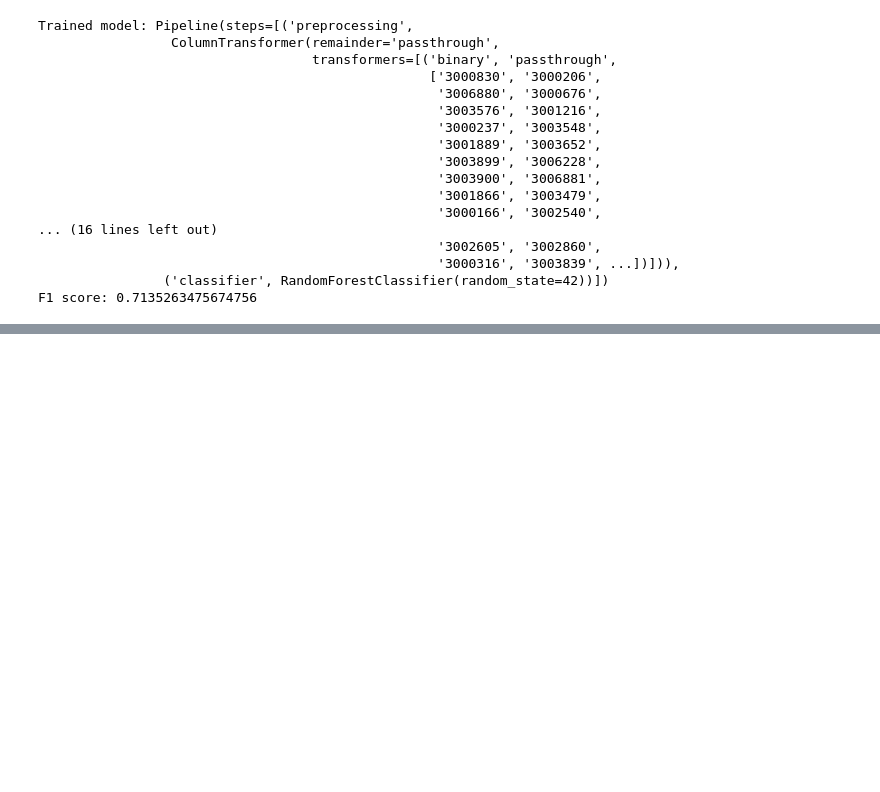
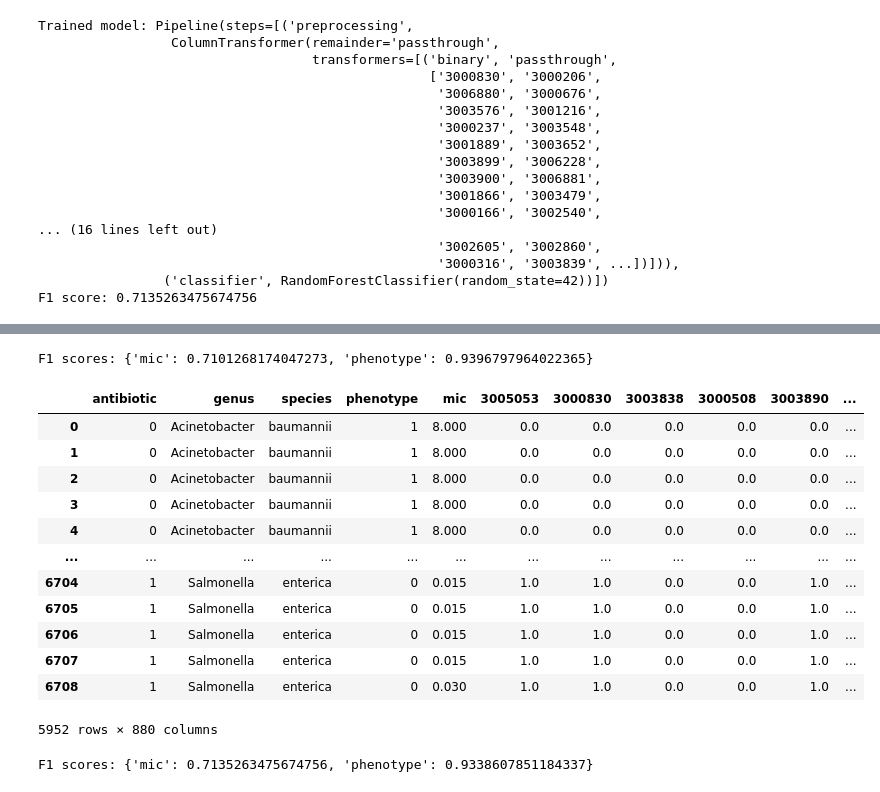
Before and after one commit to ccm-bioinfo/Camda24_resistance, a Jupyter notebook: Notebooks/group-2/models_complement.ipynb, the cells around one changed output, grey strips where cells are left out. Drawn from its saved outputs; the diff is of its cells as text; code cells hidden in the pictures; blank space fills up the shorter version.

Commit message:
multioutput

```diff
--- a/Notebooks/group-2/models_complement.ipynb
+++ b/Notebooks/group-2/models_complement.ipynb
@@ -802,0 +820,21 @@ ValueError: Unknown label type: continuous. Maybe you are trying to fit a classi
+# %%
+multioutput_model, f1_scores = train_classifiers_with_multioutput(df)
+print(f'F1 scores: {f1_scores}')
+# %% [output]
+F1 scores: {'mic': 0.7101268174047273, 'phenotype': 0.9396797964022365}
+# %%
+df
+# %% [output]
+|  | antibiotic | genus | species | phenotype | mic | 3005053 | 3000830 | 3003838 | 3000508 | 3003890 | ... |
+| 0 | 0 | Acinetobacter | baumannii | 1 | 8.000 | 0.0 | 0.0 | 0.0 | 0.0 | 0.0 | ... |
+| 1 | 0 | Acinetobacter | baumannii | 1 | 8.000 | 0.0 | 0.0 | 0.0 | 0.0 | 0.0 | ... |
+| 2 | 0 | Acinetobacter | baumannii | 1 | 8.000 | 0.0 | 0.0 | 0.0 | 0.0 | 0.0 | ... |
+| 3 | 0 | Acinetobacter | baumannii | 1 | 8.000 | 0.0 | 0.0 | 0.0 | 0.0 | 0.0 | ... |
+| 4 | 0 | Acinetobacter | baumannii | 1 | 8.000 | 0.0 | 0.0 | 0.0 | 0.0 | 0.0 | ... |
+| ... | ... | ... | ... | ... | ... | ... | ... | ... | ... | ... | ... |
+| 6704 | 1 | Salmonella | enterica | 0 | 0.015 | 1.0 | 1.0 | 0.0 | 0.0 | 1.0 | ... |
+| 6705 | 1 | Salmonella | enterica | 0 | 0.015 | 1.0 | 1.0 | 0.0 | 0.0 | 1.0 | ... |
+| 6706 | 1 | Salmonella | enterica | 0 | 0.015 | 1.0 | 1.0 | 0.0 | 0.0 | 1.0 | ... |
+| 6707 | 1 | Salmonella | enterica | 0 | 0.015 | 1.0 | 1.0 | 0.0 | 0.0 | 1.0 | ... |
+| 6708 | 1 | Salmonella | enterica | 0 | 0.030 | 1.0 | 1.0 | 0.0 | 0.0 | 1.0 | ... |
+5952 rows × 880 columns
@@ -802,0 +901,5 @@ ValueError: Unknown label type: continuous. Maybe you are trying to fit a classi
+# %%
+rf_model, f1_scores = train_random_forest_multioutput(df)
+print(f'F1 scores: {f1_scores}')
+# %% [output]
+F1 scores: {'mic': 0.7135263475674756, 'phenotype': 0.9338607851184337}
```
Also changed, not shown: parts of 24 cells of this notebook.
